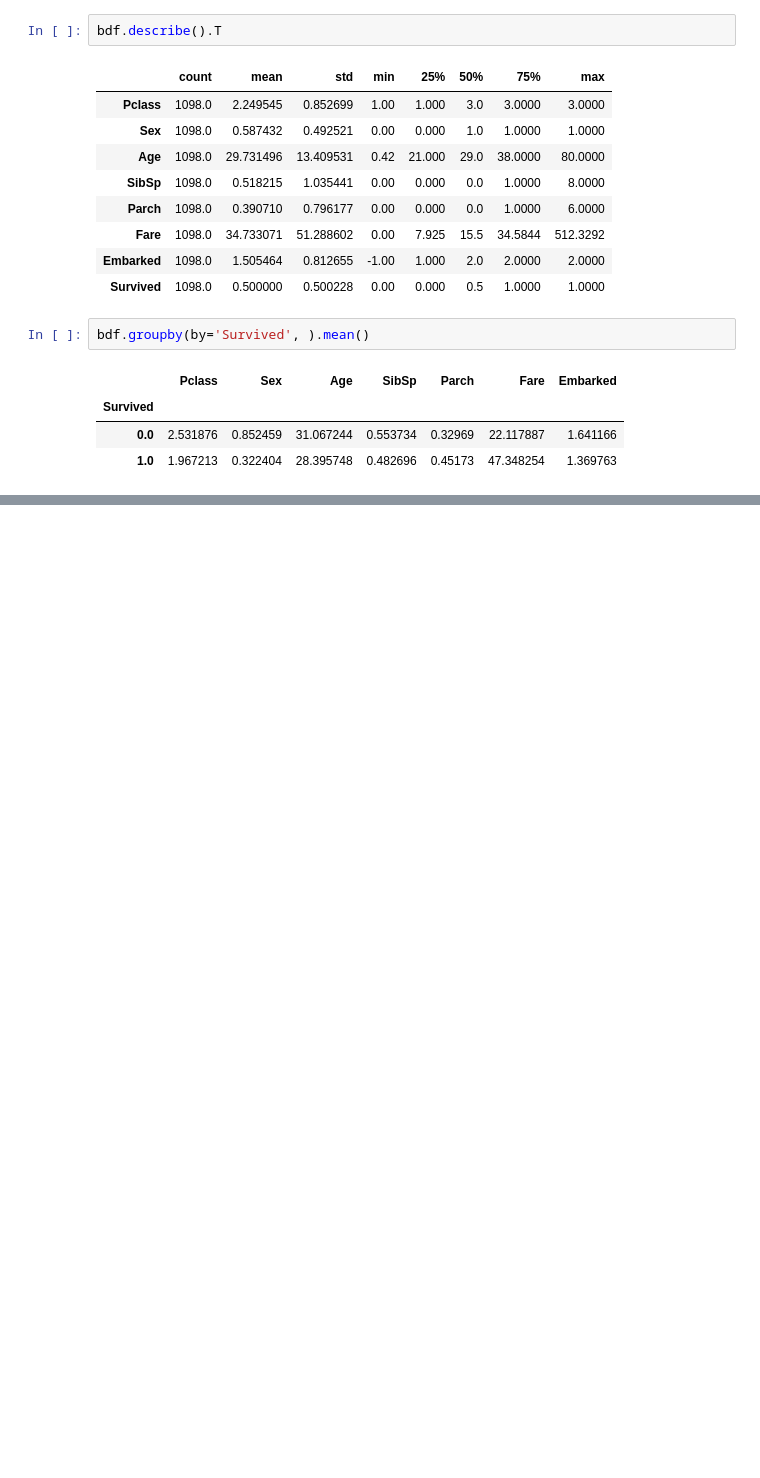
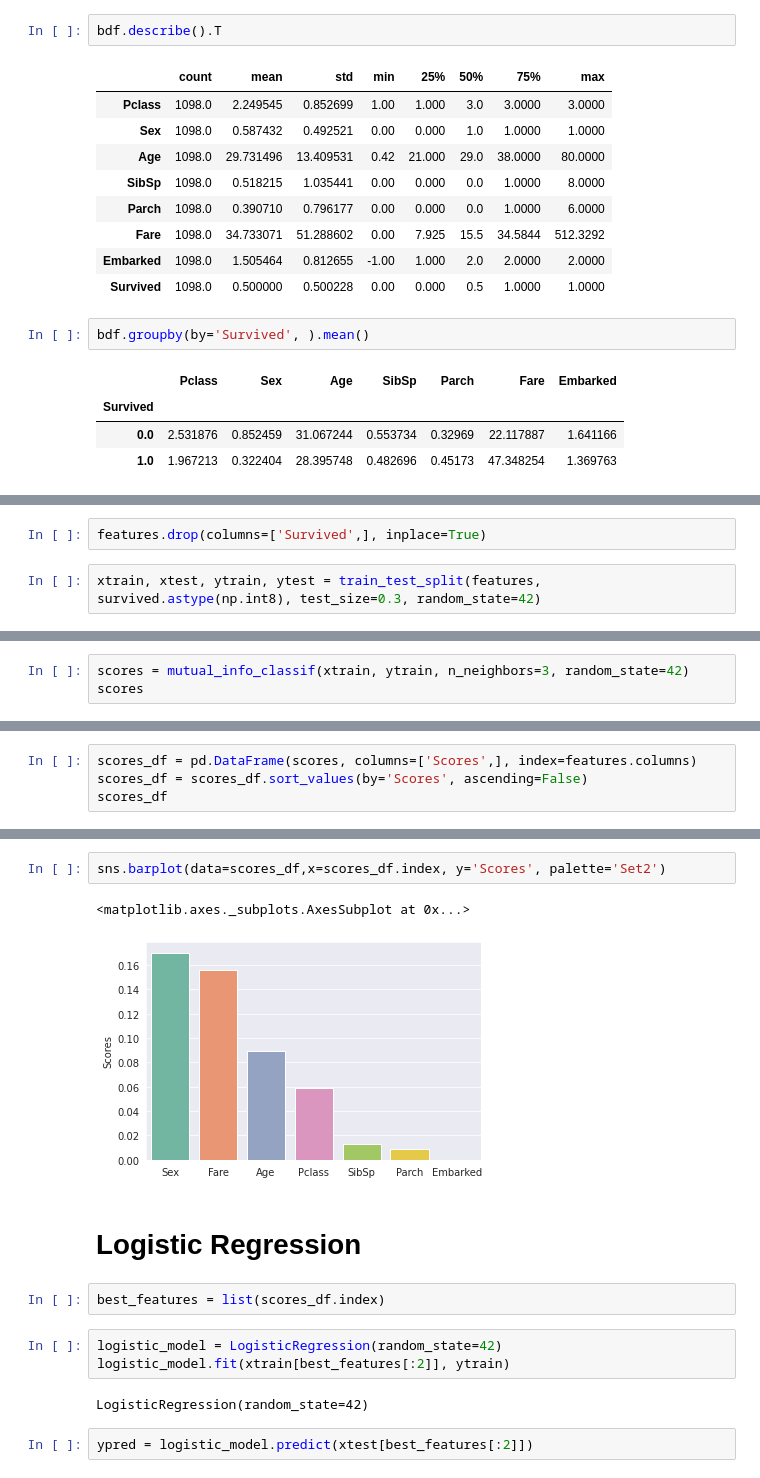
Before and after one commit to skhapijulhossen/machineLearning, a Jupyter notebook: TitanicDisaster-Survival/predictor.ipynb, the cells around one changed output, grey strips where cells are left out. Drawn from its saved outputs; the diff is of its cells as text; blank space fills up the shorter version.

```diff
--- a/TitanicDisaster-Survival/predictor.ipynb
+++ b/TitanicDisaster-Survival/predictor.ipynb
@@ -303,0 +358,4 @@ bdf.groupby(by='Survived', ).mean()
+# %%
+features.drop(columns=['Survived',], inplace=True)
+# %%
+xtrain, xtest, ytrain, ytest = train_test_split(features, survived.astype(np.int8), test_size=0.3, random_state=42)
@@ -303,0 +368,3 @@ bdf.groupby(by='Survived', ).mean()
+# %%
+scores = mutual_info_classif(xtrain, ytrain, n_neighbors=3, random_state=42)
+scores
@@ -303,0 +374,4 @@ bdf.groupby(by='Survived', ).mean()
+# %%
+scores_df = pd.DataFrame(scores, columns=['Scores',], index=features.columns)
+scores_df = scores_df.sort_values(by='Scores', ascending=False)
+scores_df
@@ -303,0 +387,16 @@ bdf.groupby(by='Survived', ).mean()
+# %%
+sns.barplot(data=scores_df,x=scores_df.index, y='Scores', palette='Set2')
+# %% [output]
+<matplotlib.axes._subplots.AxesSubplot at 0x...>
+[figure, added]
+# %% [markdown]
+# Logistic Regression
+# %%
+best_features = list(scores_df.index)
+# %%
+logistic_model = LogisticRegression(random_state=42)
+logistic_model.fit(xtrain[best_features[:2]], ytrain)
+# %% [output]
+LogisticRegression(random_state=42)
+# %%
+ypred = logistic_model.predict(xtest[best_features[:2]])
```
Also changed, not shown: parts of 40 cells of this notebook.
